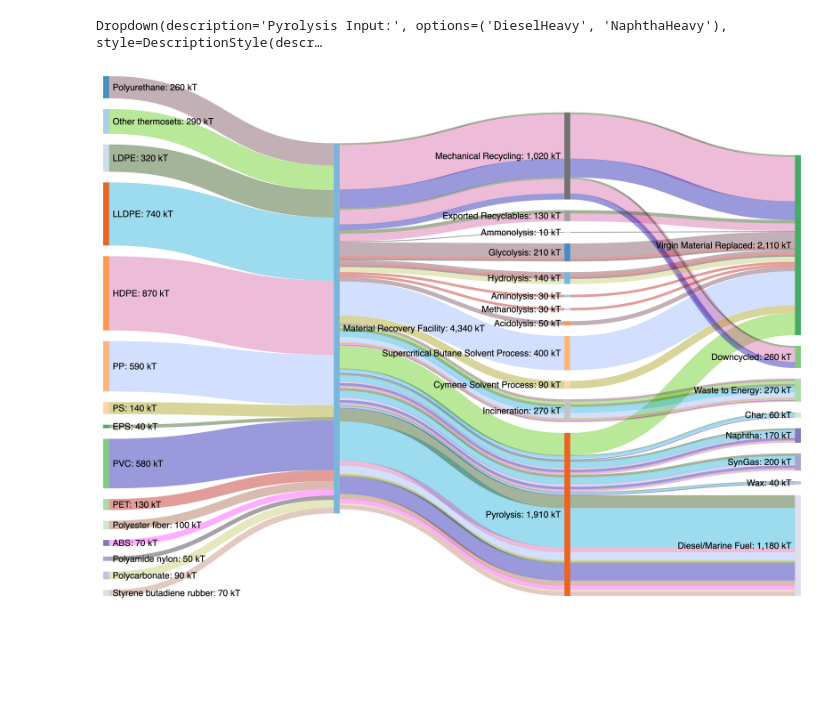
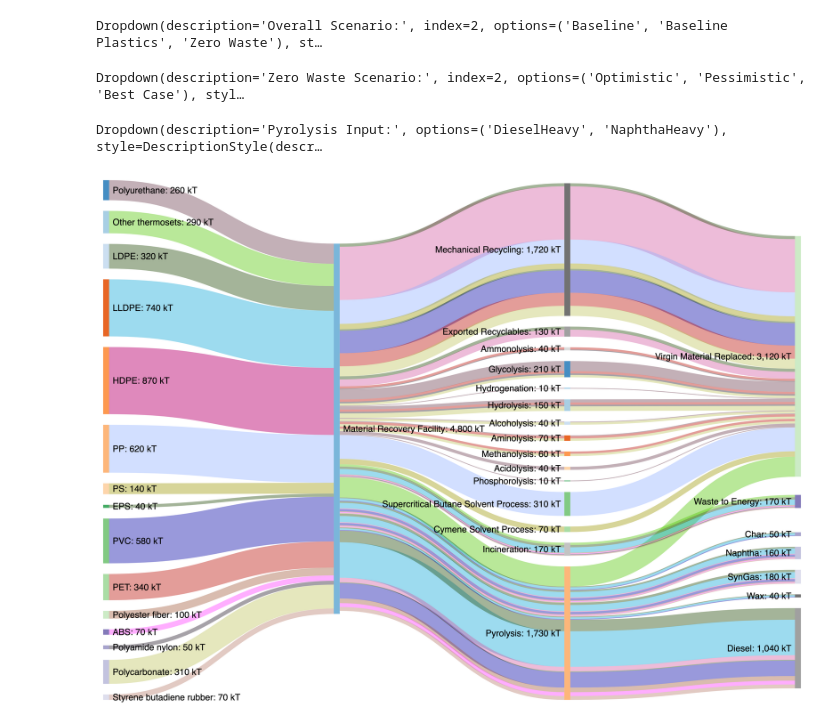
Before and after one commit to tphendrickson/CA_Waste_Sankeys, a Jupyter notebook: Sankey_Dropdown_TH.ipynb, the cells around one changed output. Cells and saved outputs as stored; diff of their text form; code cells hidden in the pictures; blank space fills up the shorter version.

Commit message:
Updated python code with baseline options
Dropdown options now include baseline and baseline plastic diagrams.

```diff
--- a/Sankey_Dropdown_TH.ipynb
+++ b/Sankey_Dropdown_TH.ipynb
@@ -6,10 +6,18 @@ from IPython.display import clear_output
 import os
 # %%
 # Initialize scenario select input widget
+baseline_select = widgets.Dropdown(
+    options=['Baseline', 'Baseline Plastics', 'Zero Waste'],
+    value='Baseline Plastics',
+    description='Overall Scenario:',
+    style={'description_width': 'initial'}
+)
+
 scenario_select = widgets.Dropdown(
     options=['Optimistic', 'Pessimistic', 'Best Case'],
     value='Optimistic',
-    description='Scenario:',
+    description='Zero Waste Scenario:',
+    style={'description_width': 'initial'}
 )
 
 # Initialize pyrolysis select input widget
@@ -21,10 +29,12 @@ pyrolysis_select = widgets.Dropdown(
 )
 
 # Initially display dropdowns and corresponding figure for default values
+display(baseline_select)
 display(scenario_select)
 display(pyrolysis_select)
-fname = f"SankeyMatic_ZeroWaste_Plastics_{scenario_select.value.replace(' ', '')}_{pyrolysis_select.value}.png"
-i = Image(filename=fname)
+fname_baseline = f"SankeyMatic_{baseline_select.value.replace(' ', '_')}.png"
+fname_zero_waste = f"SankeyMatic_ZeroWaste_Plastics_{scenario_select.value.replace(' ', '')}_{pyrolysis_select.value}.png"
+i = Image(filename = fname_baseline)
 display(i)
 
 # Listener for changes in either the scenario or pyrolysis input select inputs
@@ -32,15 +42,23 @@ def on_change(change):
     if change['type'] == 'change' and change['name'] == 'value':
         # Clear the cell output (essentially 'refreshes' displayed Sankey to reflect new selected dropdown values)
         clear_output(wait=True)
-        fname = f"SankeyMatic_ZeroWaste_Plastics_{scenario_select.value.replace(' ', '')}_{pyrolysis_select.value}.png"
-        i = Image(filename=fname)
+
+        # Check if the user wants a baseline/zero waste scenario for displaying the image
+        if (baseline_select.value == 'Zero Waste'):
+            fname_zero_waste = f"SankeyMatic_ZeroWaste_Plastics_{scenario_select.value.replace(' ', '')}_{pyrolysis_select.value}.png"
+            i = Image(filename = fname_zero_waste)
+        else:
+            fname_baseline = f"SankeyMatic_{baseline_select.value.replace(' ', '_')}.png"
+            i = Image(filename = fname_baseline)
 
         # Update display of dropdowns and corresponding figure for default values
+        display(baseline_select)
         display(scenario_select)
         display(pyrolysis_select)
         display(i)
 
 # Register on_change listener with scenario_select and pyrolysis_select inputs
+baseline_select.observe(on_change)
 scenario_select.observe(on_change)
 pyrolysis_select.observe(on_change)
 # %% [output]
@@ -48,2 +65,4 @@ pyrolysis_select.observe(on_change)
-Dropdown(description='Pyrolysis Input:', options=('DieselHeavy', 'NaphthaHeavy'), style=DescriptionStyle(descr…
+Dropdown(description='Overall Scenario:', index=2, options=('Baseline', 'Baseline Plastics', 'Zero Waste'), st…
+Dropdown(description='Zero Waste Scenario:', index=2, options=('Optimistic', 'Pessimistic', 'Best Case'), styl…
+Dropdown(description='Pyrolysis Input:', options=('DieselHeavy', 'NaphthaHeavy'), style=DescriptionStyle(descr…
-[figure, old version]
+[figure, new version]
```
Also changed, not shown: parts of 1 cell of this notebook.
